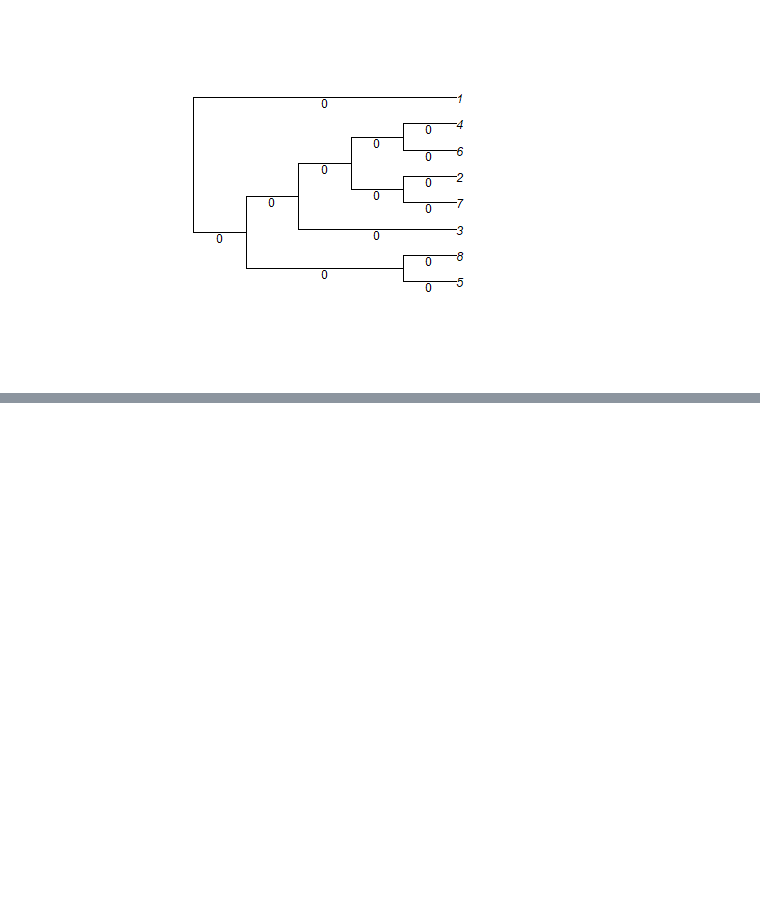
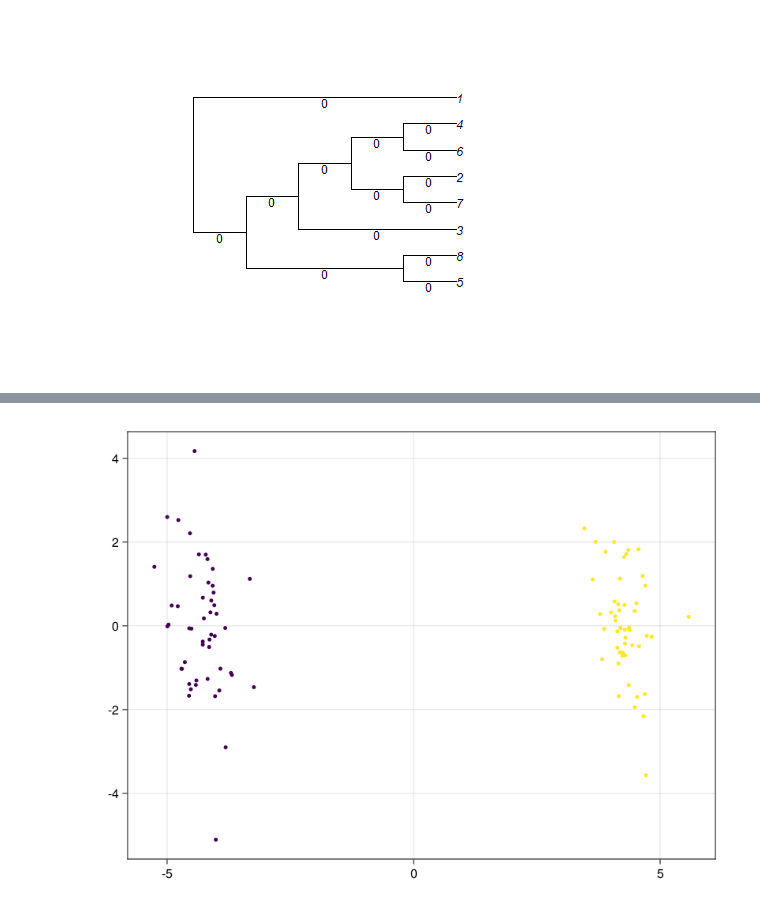
Before and after one commit to solislemuslab/PhyloClustering.jl, a Jupyter notebook: NNI-move-check.ipynb, the cells around one changed output, grey strips where cells are left out. Saved outputs shown, nothing was run; the diff lists cells and outputs as text; code cells hidden in the pictures; blank space fills up the shorter version.

```diff
--- a/NNI-move-check.ipynb
+++ b/NNI-move-check.ipynb
@@ -141,4 +143,10 @@ function kmeans_label(tree, n; seed =:"k-means++")
     result = kmeans(tree, n; k_init ="k-means++");
     return result.assignments
 end
+
+function plot_clusters(tree, label)
+    PCA_model = fit(PCA, tree, maxoutdim = 2);
+    PCA_data = predict(PCA_model,tree)
+    scatter(PCA_data[1,:], PCA_data[2,:], markersize = 5, color = label)
+end
 # %% [output]
@@ -289,3 +322,10 @@ end
+# %%
+tree = vcat(tree_3 ,tree_4)
+tree = standardize_tree(tree)
+gt = ground_true(tree_3,tree_4)
+plot_clusters(tree, gt)
+# %% [output]
+[figure, added]
 # %%
 """
 Random.seed!(3);
```
Also changed, not shown: parts of 6 cells of this notebook, 2 other files.
